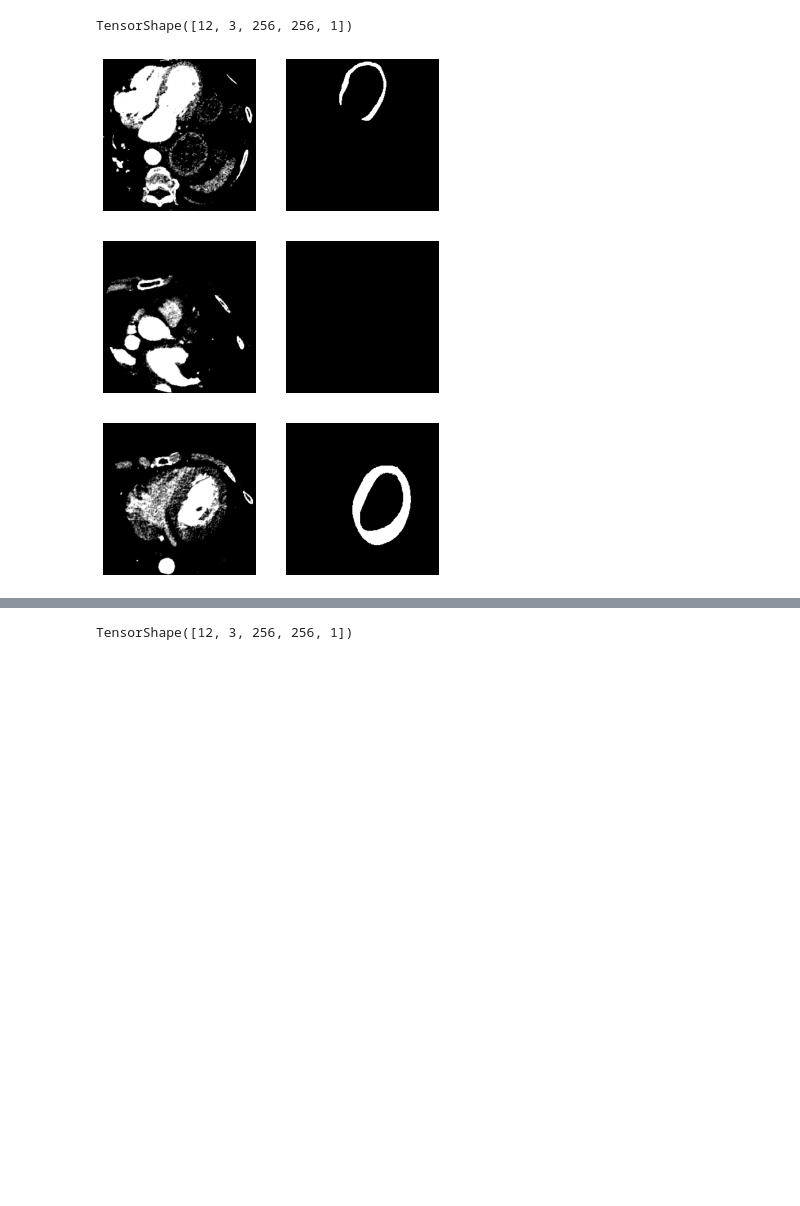
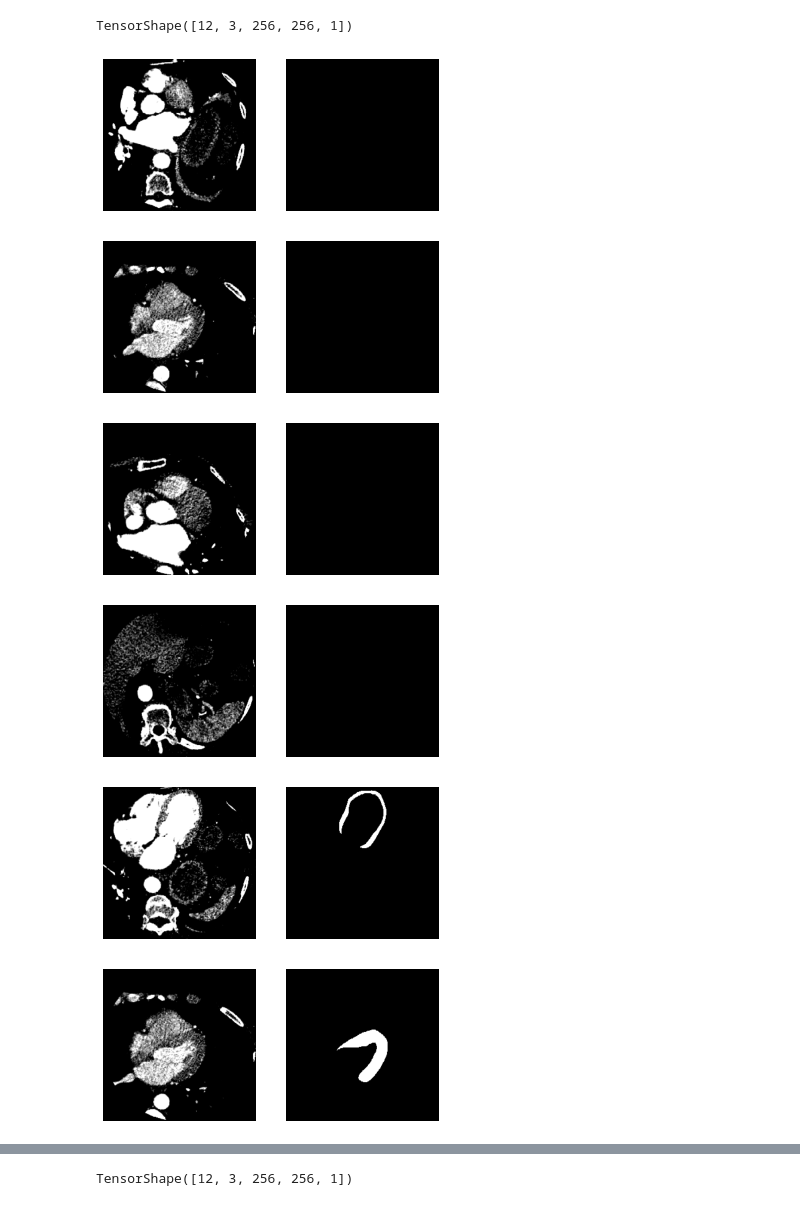
Before and after one commit to Chiaradisanto/Segmentation, a Jupyter notebook: Sensor40.unet-5e-5-noaug-on-validatio-relu-recurrentdropout02-recurrent_regularizer=l2(0.0005)-batch12-savethebest.ipynb, the cells around one changed output, grey strips where cells are left out. Cells and saved outputs as stored; diff of their text form; code cells hidden in the pictures; blank space fills up the shorter version.

```diff
--- a/Sensor40.unet-5e-5-noaug-on-validatio-relu-recurrentdropout02-recurrent_regularizer=l2(0.0005)-batch12-savethebest.ipynb
+++ b/Sensor40.unet-5e-5-noaug-on-validatio-relu-recurrentdropout02-recurrent_regularizer=l2(0.0005)-batch12-savethebest.ipynb
@@ -117,6 +117,7 @@ train_loader = DataLoader(
     ),
     batch_size=12,
     squeeze=False,
+    augmentation=True
 )
 # %%
 x, y = train_loader.__next__()
@@ -125,7 +126,7 @@ from matplotlib import pyplot as plt
 # %%
 x, y = train_loader.__next__()
 
-for i in range(0,3):
+for i in range(0,12):
     image = x[i,0,:,:,0]
     #mask = np.argmax(y[i], axis=2)
     mask= y[i,0,:,:,0]
@@ -147,18 +157,21 @@ TensorShape([12, 3, 256, 256, 1])
 # %%
 x, y = val_loader.__next__()
 
-for i in range(0,3):
+for i in range(0,12):
     image = x[i,0,:,:,0]
     #mask = np.argmax(y[i], axis=2)
     mask= y[i,0,:,:,0]
     plt.subplot(1,2,1)
     plt.imshow(image, cmap='gray')
     plt.axis('off')
     plt.subplot(1,2,2)
     plt.imshow(mask, cmap='gray')
     plt.axis('off')
     plt.show()
 # %% [output]
-[figure, old version]
+[figure, new version]
-[figure, old version]
+[figure, new version]
-[figure, old version]
+[figure, new version]
+[figure, added]
+[figure, added]
+[figure, added]
```
Also changed, not shown: parts of 3 cells of this notebook.
